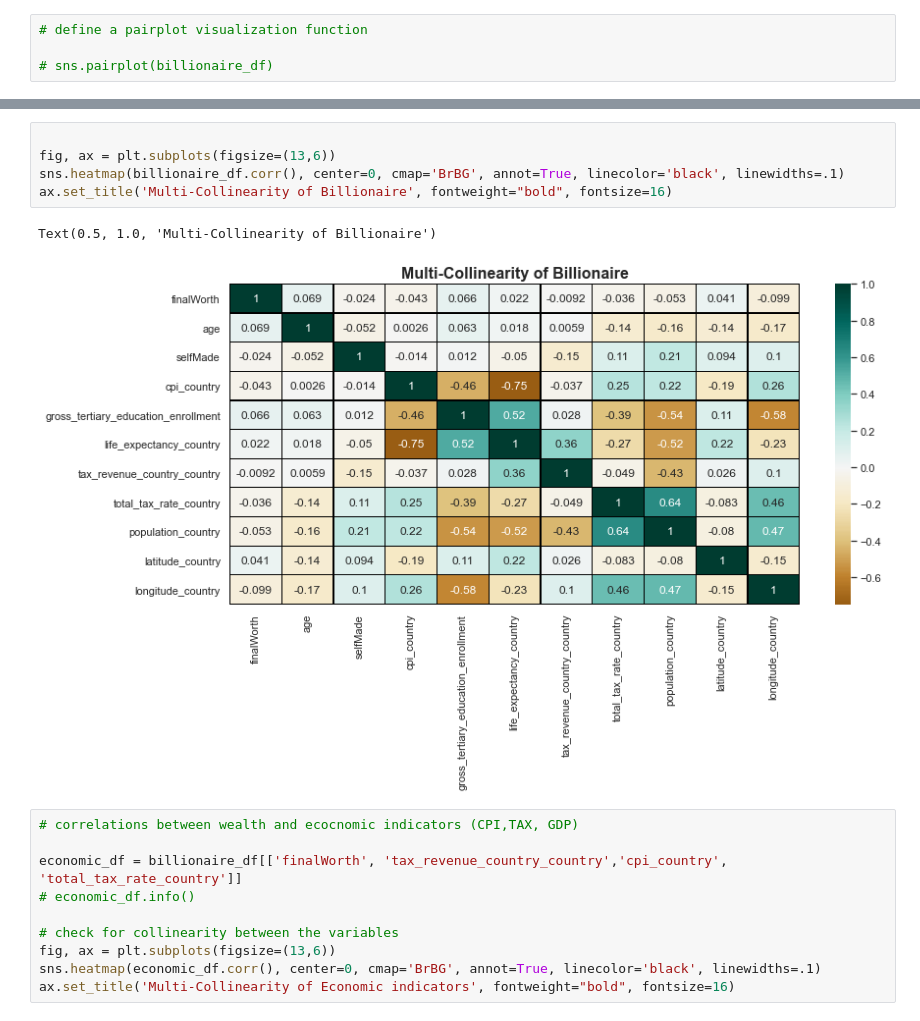
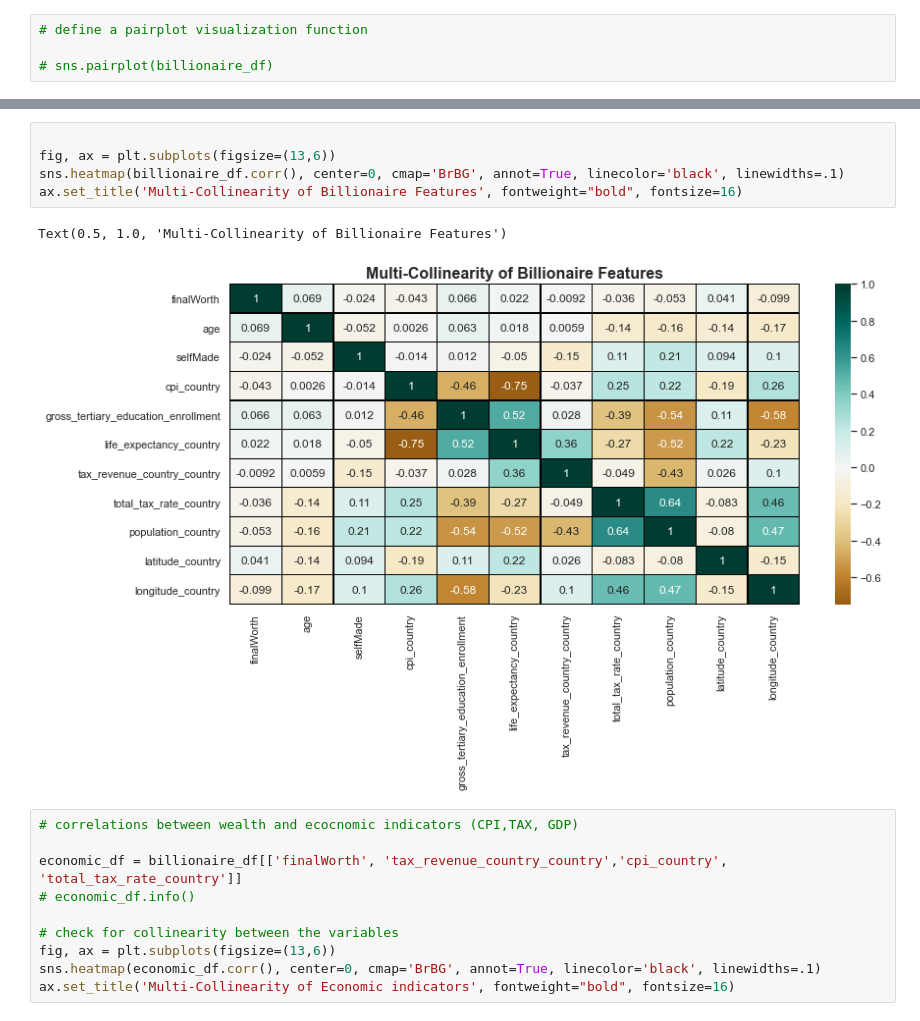
Before and after one commit to Lesley-w19/Phase3-Project, a Jupyter notebook: index.ipynb, the cells around one changed output, grey strips where cells are left out. Drawn from its saved outputs; the diff is of its cells as text.

```diff
--- a/index.ipynb
+++ b/index.ipynb
@@ -474,11 +492,11 @@ Text(0.5, 1.0, 'Multi-Collinearity of Billionaire')
 # %%
 
 fig, ax = plt.subplots(figsize=(13,6))
 sns.heatmap(billionaire_df.corr(), center=0, cmap='BrBG', annot=True, linecolor='black', linewidths=.1)
-ax.set_title('Multi-Collinearity of Billionaire', fontweight="bold", fontsize=16)
+ax.set_title('Multi-Collinearity of Billionaire Features', fontweight="bold", fontsize=16)
 # %% [output]
-Text(0.5, 1.0, 'Multi-Collinearity of Billionaire')
+Text(0.5, 1.0, 'Multi-Collinearity of Billionaire Features')
-[figure, old version]
+[figure, new version]
 # %%
 # correlations between wealth and ecocnomic indicators (CPI,TAX, GDP)
 
```
Also changed, not shown: parts of 20 cells of this notebook.
